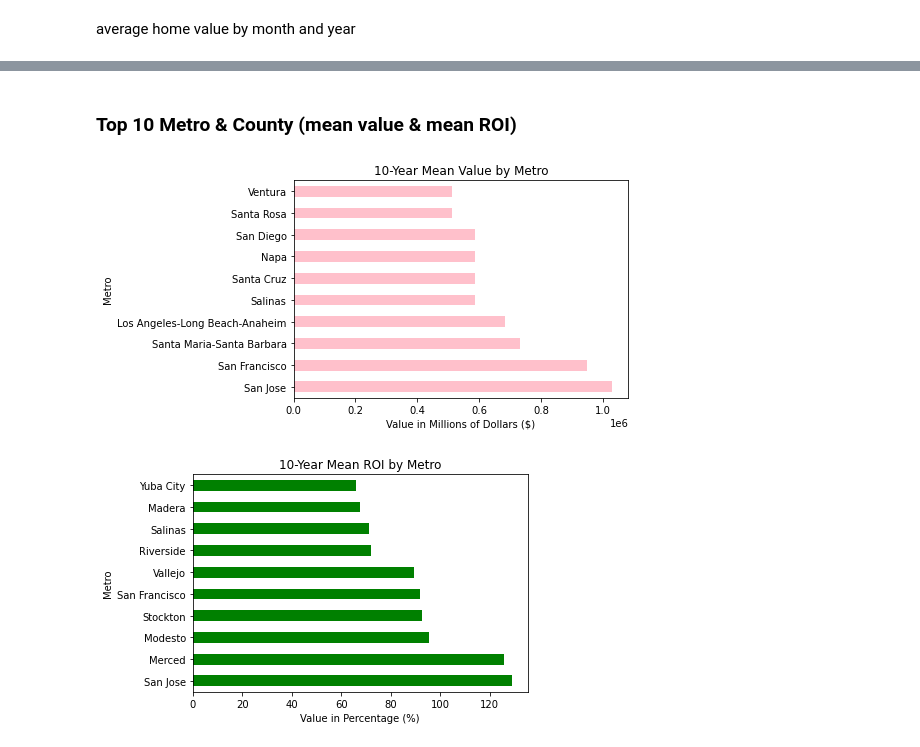
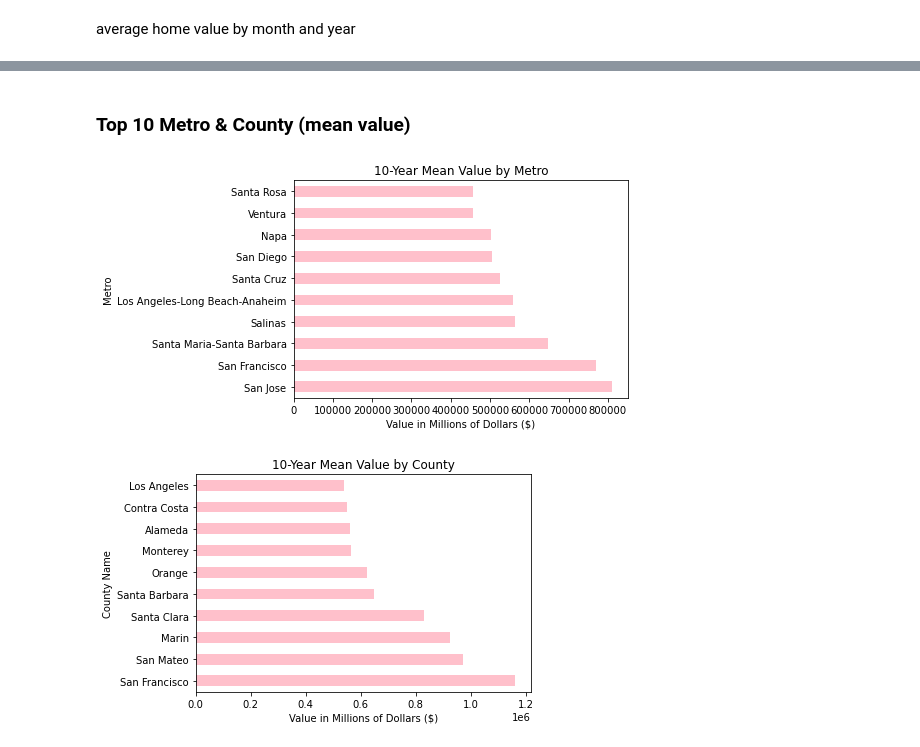
Before and after one commit to jennifernha/Zillow-Time-Series, a Jupyter notebook: Zillow Time Series Analysis.ipynb, the cells around one changed output, grey strips where cells are left out. Saved outputs shown, nothing was run; the diff lists cells and outputs as text; code cells hidden in the pictures.

```diff
--- a/Zillow Time Series Analysis.ipynb
+++ b/Zillow Time Series Analysis.ipynb
@@ -145,6 +125,8 @@ df_ca.head()
 # %%
+#Reshape from wide to long format
+#Code from Project 4 Start Notebook
 def melt_data(df):
-    melted = pd.melt(df, id_vars=['ZipCode', 'City', 'State', 'Metro', 'CountyName','ROI','std','mean','CV'],
+    melted = pd.melt(df, id_vars=['ZipCode', 'City', 'State', 'Metro', 'CountyName'],
                      var_name='Date')
     melted['Date'] = pd.to_datetime(melted['Date'], infer_datetime_format=True)
     melted = melted.dropna(subset=['value'])
@@ -154,9 +154,6 @@ melted_df = melt_data(df_ca)
 # %%
-#Change Zipcode dtype to 'str'
-melted_df['ZipCode'] = melted_df['ZipCode'].astype(str)
-
-# Make sure the data type of the 'Date' column is datetime
-melted_df['Date'] = pd.to_datetime(melted_df['Date'], format='%m/%y')
+#Convert data type to object for ZipCode column
+melted_df['ZipCode'] = melted_df['ZipCode'].astype(object)
 
 # Set the 'Date' column as index
 melted_df.set_index('Date', inplace=True)
@@ -197,5 +185,0 @@ Great Recession ended in June 2009
-# %%
-melted_df = melted_df['2009-07-01':'2018-04-01']
-
-melted_df.info()
-melted_df.head()
@@ -250,3 +223,3 @@ plt.show()
 # %% [markdown]
-### Top 10 Metro & County (mean value & mean ROI)
+### Top 10 Metro & County (mean value)
 # %%
@@ -256,18 +229,19 @@ metro_v = metro_v.sort_values(ascending=False).head(10)
 # %%
-metro_v.plot.barh(color='pink')
+metro.plot.barh(color='pink')
 plt.title('10-Year Mean Value by Metro')
 plt.xlabel('Value in Millions of Dollars ($)')
 plt.show()
 # %% [output]
-[figure, old version]
+[figure, new version]
 # %%
-metro_r = melted_df.groupby('Metro')
-metro_r = metro_r.ROI.mean()
-metro_r = metro_r.sort_values(ascending=False).head(10)
+county = melted_df.groupby('CountyName')
+county = county.value.mean()
+county = county.sort_values(ascending=False).head(10)
 # %%
-metro_r.plot.barh(color='green')
-plt.title('10-Year Mean ROI by Metro')
-plt.xlabel('Value in Percentage (%)')
+county.plot.barh(color='pink')
+plt.title('10-Year Mean Value by County')
+plt.xlabel('Value in Millions of Dollars ($)')
+plt.ylabel('County Name')
 plt.show()
 # %% [output]
-[figure, old version]
+[figure, new version]
```
Also changed, not shown: parts of 49 cells of this notebook.
